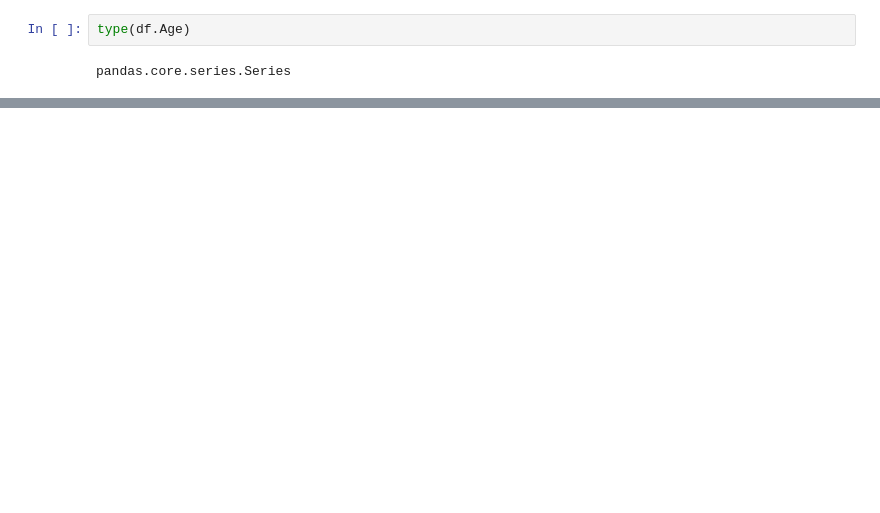
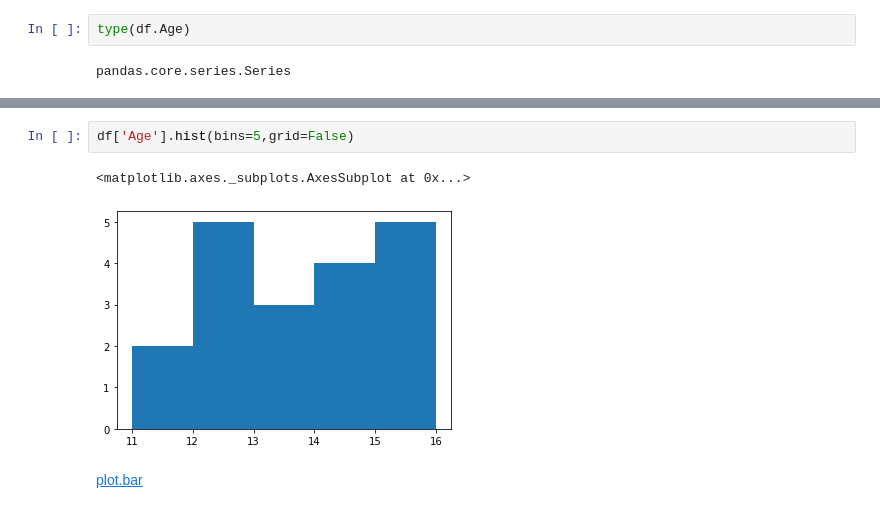
Before and after one commit to User-zwj/Pandas-Practice, a Jupyter notebook: Pandas Exercise.ipynb, the cells around one changed output, grey strips where cells are left out. Saved outputs shown, nothing was run; the diff lists cells and outputs as text; blank space fills up the shorter version.

```diff
--- a/Pandas Exercise.ipynb
+++ b/Pandas Exercise.ipynb
@@ -312,0 +631,7 @@ pandas.core.series.Series
+# %%
+df['Age'].hist(bins=5,grid=False)
+# %% [output]
+<matplotlib.axes._subplots.AxesSubplot at 0x...>
+[figure, added]
+# %% [markdown]
+[plot.bar](https://pandas.pydata.org/pandas-docs/stable/reference/api/pandas.DataFrame.plot.bar.html)
```
Also changed, not shown: parts of 58 cells of this notebook.
